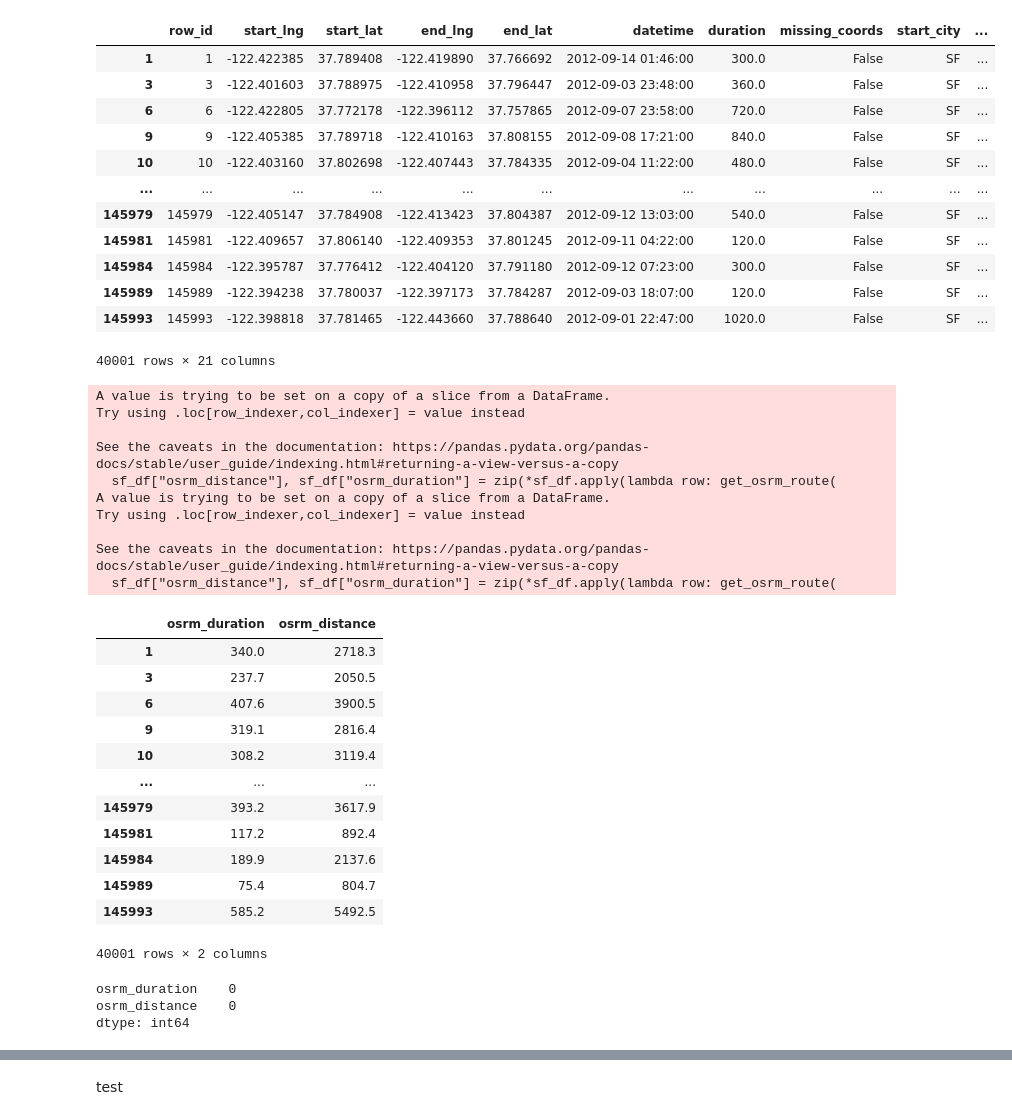
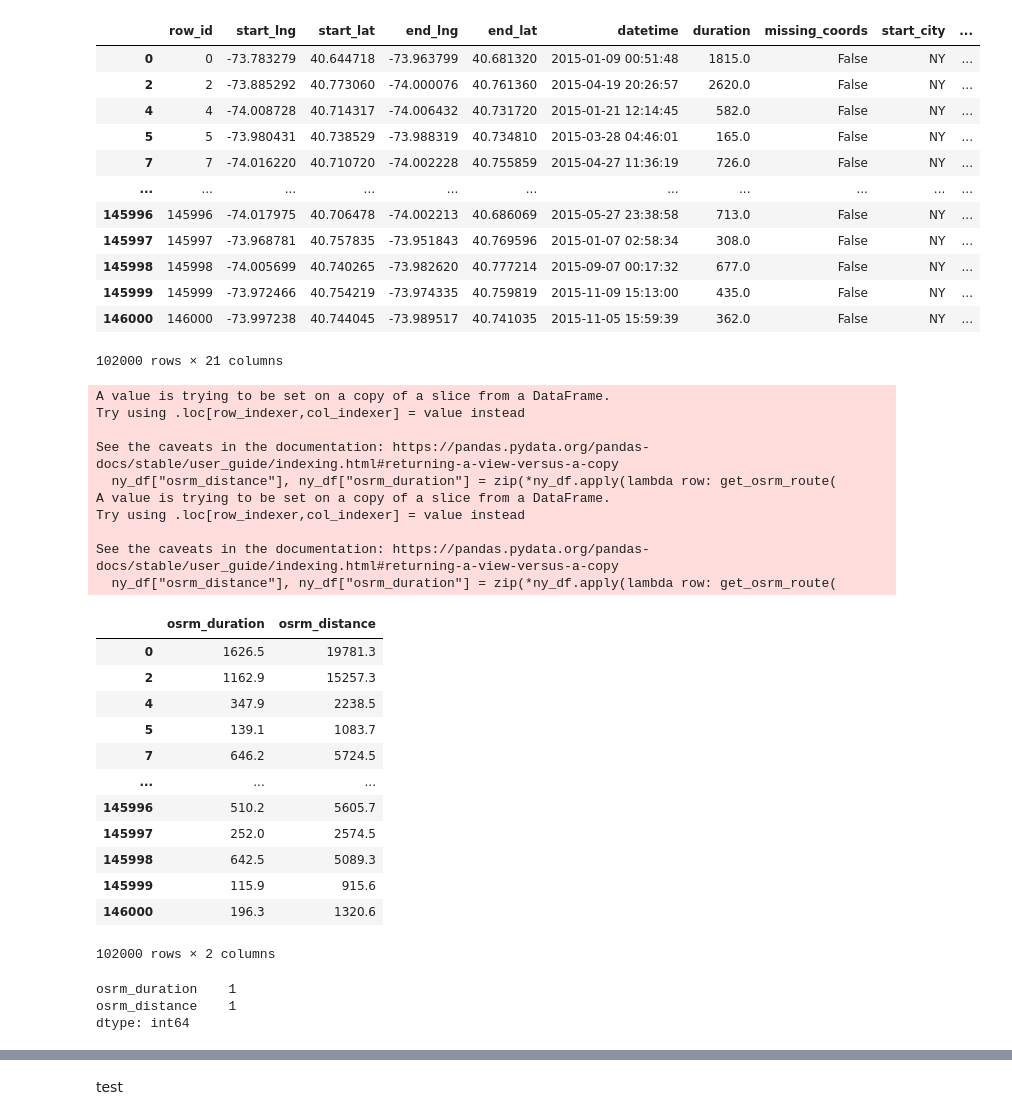
Before and after one commit to APeFerreira/TripDurationPredictor, a Jupyter notebook: osmr_distances_times.ipynb, the cells around one changed output, grey strips where cells are left out. Drawn from its saved outputs; the diff is of its cells as text; code cells hidden in the pictures.

```diff
--- a/osmr_distances_times.ipynb
+++ b/osmr_distances_times.ipynb
@@ -8,68 +8,68 @@ df = pd.read_csv('train_cleaned.csv', index_col=0)
 # %%
 def get_osrm_route(start_lat, start_lng, end_lat, end_lng):
     """Fetch route details from OSRM based on start and end coordinates."""
     coordinates = f"{start_lng},{start_lat};{end_lng},{end_lat}"
     route_url = f"{OSRM_URL}/route/v1/driving/{coordinates}?overview=false"  # Change 'overview' if full route is needed
 
     response = requests.get(route_url)
 
     if response.status_code == 200:
         data = response.json()
         if data["routes"]:  # Ensure routes are returned
             return data["routes"][0]["distance"], data["routes"][0]["duration"]
     return None, None  # Return None if no valid response
 
-# Filter the DataFrame to include only rows where start_city is 'SF'
-sf_df = df[df['start_city'] == 'SF']
-sf_df
+# Filter the DataFrame to include only rows where start_city is 'NY'
+ny_df = df[df['start_city'] == 'NY']
+ny_df
 # %% [output]
 |  | row_id | start_lng | start_lat | end_lng | end_lat | datetime | duration | missing_coords | start_city | ... |
-| 1 | 1 | -122.422385 | 37.789408 | -122.419890 | 37.766692 | 2012-09-14 01:46:00 | 300.0 | False | SF | ... |
-| 3 | 3 | -122.401603 | 37.788975 | -122.410958 | 37.796447 | 2012-09-03 23:48:00 | 360.0 | False | SF | ... |
-| 6 | 6 | -122.422805 | 37.772178 | -122.396112 | 37.757865 | 2012-09-07 23:58:00 | 720.0 | False | SF | ... |
-| 9 | 9 | -122.405385 | 37.789718 | -122.410163 | 37.808155 | 2012-09-08 17:21:00 | 840.0 | False | SF | ... |
-| 10 | 10 | -122.403160 | 37.802698 | -122.407443 | 37.784335 | 2012-09-04 11:22:00 | 480.0 | False | SF | ... |
+| 0 | 0 | -73.783279 | 40.644718 | -73.963799 | 40.681320 | 2015-01-09 00:51:48 | 1815.0 | False | NY | ... |
+| 2 | 2 | -73.885292 | 40.773060 | -74.000076 | 40.761360 | 2015-04-19 20:26:57 | 2620.0 | False | NY | ... |
+| 4 | 4 | -74.008728 | 40.714317 | -74.006432 | 40.731720 | 2015-01-21 12:14:45 | 582.0 | False | NY | ... |
+| 5 | 5 | -73.980431 | 40.738529 | -73.988319 | 40.734810 | 2015-03-28 04:46:01 | 165.0 | False | NY | ... |
+| 7 | 7 | -74.016220 | 40.710720 | -74.002228 | 40.755859 | 2015-04-27 11:36:19 | 726.0 | False | NY | ... |
 | ... | ... | ... | ... | ... | ... | ... | ... | ... | ... | ... |
-| 145979 | 145979 | -122.405147 | 37.784908 | -122.413423 | 37.804387 | 2012-09-12 13:03:00 | 540.0 | False | SF | ... |
-| 145981 | 145981 | -122.409657 | 37.806140 | -122.409353 | 37.801245 | 2012-09-11 04:22:00 | 120.0 | False | SF | ... |
-| 145984 | 145984 | -122.395787 | 37.776412 | -122.404120 | 37.791180 | 2012-09-12 07:23:00 | 300.0 | False | SF | ... |
-| 145989 | 145989 | -122.394238 | 37.780037 | -122.397173 | 37.784287 | 2012-09-03 18:07:00 | 120.0 | False | SF | ... |
-| 145993 | 145993 | -122.398818 | 37.781465 | -122.443660 | 37.788640 | 2012-09-01 22:47:00 | 1020.0 | False | SF | ... |
+| 145996 | 145996 | -74.017975 | 40.706478 | -74.002213 | 40.686069 | 2015-05-27 23:38:58 | 713.0 | False | NY | ... |
+| 145997 | 145997 | -73.968781 | 40.757835 | -73.951843 | 40.769596 | 2015-01-07 02:58:34 | 308.0 | False | NY | ... |
+| 145998 | 145998 | -74.005699 | 40.740265 | -73.982620 | 40.777214 | 2015-09-07 00:17:32 | 677.0 | False | NY | ... |
+| 145999 | 145999 | -73.972466 | 40.754219 | -73.974335 | 40.759819 | 2015-11-09 15:13:00 | 435.0 | False | NY | ... |
+| 146000 | 146000 | -73.997238 | 40.744045 | -73.989517 | 40.741035 | 2015-11-05 15:59:39 | 362.0 | False | NY | ... |
-40001 rows × 21 columns
+102000 rows × 21 columns
 # %%
-sf_df["osrm_distance"], sf_df["osrm_duration"] = zip(*sf_df.apply(lambda row: get_osrm_route(
+ny_df["osrm_distance"], ny_df["osrm_duration"] = zip(*ny_df.apply(lambda row: get_osrm_route(
     row["start_lat"], row["start_lng"], row["end_lat"], row["end_lng"]), axis=1))
 # %% [output]
 A value is trying to be set on a copy of a slice from a DataFrame.
 Try using .loc[row_indexer,col_indexer] = value instead
 
 See the caveats in the documentation: https://pandas.pydata.org/pandas-docs/stable/user_guide/indexing.html#returning-a-view-versus-a-copy
-  sf_df["osrm_distance"], sf_df["osrm_duration"] = zip(*sf_df.apply(lambda row: get_osrm_route(
+  ny_df["osrm_distance"], ny_df["osrm_duration"] = zip(*ny_df.apply(lambda row: get_osrm_route(
 A value is trying to be set on a copy of a slice from a DataFrame.
 Try using .loc[row_indexer,col_indexer] = value instead
 
 See the caveats in the documentation: https://pandas.pydata.org/pandas-docs/stable/user_guide/indexing.html#returning-a-view-versus-a-copy
-  sf_df["osrm_distance"], sf_df["osrm_duration"] = zip(*sf_df.apply(lambda row: get_osrm_route(
+  ny_df["osrm_distance"], ny_df["osrm_duration"] = zip(*ny_df.apply(lambda row: get_osrm_route(
 # %%
-sf_df[['osrm_duration', 'osrm_distance']]
+ny_df[['osrm_duration', 'osrm_distance']]
 # %% [output]
 |  | osrm_duration | osrm_distance |
-| 1 | 340.0 | 2718.3 |
-| 3 | 237.7 | 2050.5 |
-| 6 | 407.6 | 3900.5 |
-| 9 | 319.1 | 2816.4 |
-| 10 | 308.2 | 3119.4 |
+| 0 | 1626.5 | 19781.3 |
+| 2 | 1162.9 | 15257.3 |
+| 4 | 347.9 | 2238.5 |
+| 5 | 139.1 | 1083.7 |
+| 7 | 646.2 | 5724.5 |
 | ... | ... | ... |
-| 145979 | 393.2 | 3617.9 |
-| 145981 | 117.2 | 892.4 |
-| 145984 | 189.9 | 2137.6 |
-| 145989 | 75.4 | 804.7 |
-| 145993 | 585.2 | 5492.5 |
+| 145996 | 510.2 | 5605.7 |
+| 145997 | 252.0 | 2574.5 |
+| 145998 | 642.5 | 5089.3 |
+| 145999 | 115.9 | 915.6 |
+| 146000 | 196.3 | 1320.6 |
-40001 rows × 2 columns
+102000 rows × 2 columns
 # %%
-sf_df[['osrm_duration', 'osrm_distance']].isnull().sum()
+ny_df[['osrm_duration', 'osrm_distance']].isnull().sum()
 # %% [output]
-osrm_duration    0
-osrm_distance    0
+osrm_duration    1
+osrm_distance    1
 dtype: int64
 # %%
```
Also changed, not shown: parts of 10 cells of this notebook, 2 other files.
